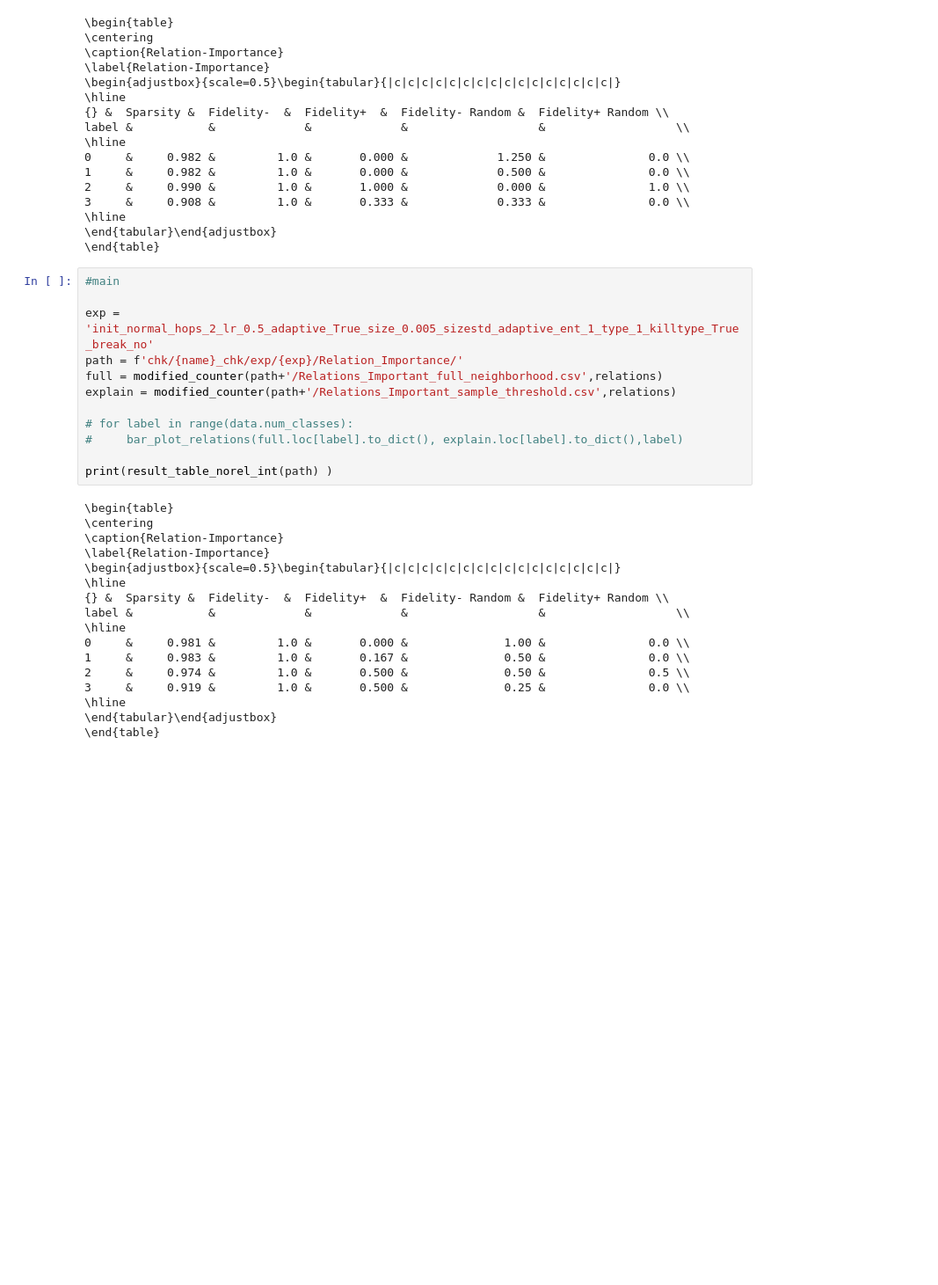
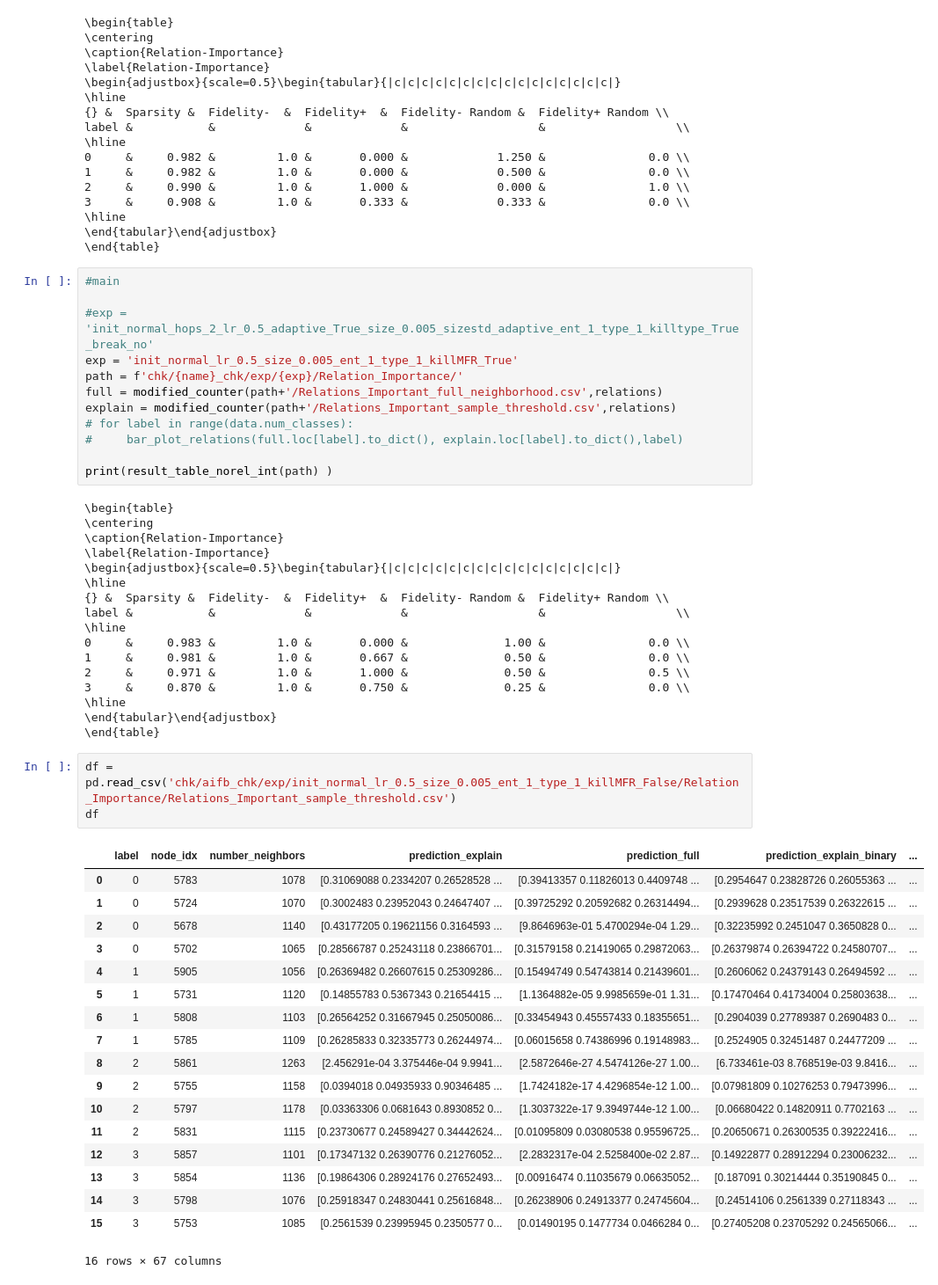
Before and after one commit to traopia/RGCN-Explainer, a Jupyter notebook: RGCN_stuff/result_analysis.ipynb, the cells around one changed output. Shown at 88% size. Drawn from its saved outputs; the diff is of its cells as text; blank space fills up the shorter version.

```diff
--- a/RGCN_stuff/result_analysis.ipynb
+++ b/RGCN_stuff/result_analysis.ipynb
@@ -277,11 +277,11 @@ label &           &             &             &                   &
 # %%
 #main
 
-exp = 'init_normal_hops_2_lr_0.5_adaptive_True_size_0.005_sizestd_adaptive_ent_1_type_1_killtype_True_break_no'
+#exp = 'init_normal_hops_2_lr_0.5_adaptive_True_size_0.005_sizestd_adaptive_ent_1_type_1_killtype_True_break_no'
+exp = 'init_normal_lr_0.5_size_0.005_ent_1_type_1_killMFR_True'
 path = f'chk/{name}_chk/exp/{exp}/Relation_Importance/'
 full = modified_counter(path+'/Relations_Important_full_neighborhood.csv',relations)
 explain = modified_counter(path+'/Relations_Important_sample_threshold.csv',relations)
-
 # for label in range(data.num_classes):
 #     bar_plot_relations(full.loc[label].to_dict(), explain.loc[label].to_dict(),label)
 
@@ -296,10 +296,32 @@ print(result_table_norel_int(path) )
 {} &  Sparsity &  Fidelity-  &  Fidelity+  &  Fidelity- Random &  Fidelity+ Random \\
 label &           &             &             &                   &                   \\
 \hline
-0     &     0.981 &         1.0 &       0.000 &              1.00 &               0.0 \\
-1     &     0.983 &         1.0 &       0.167 &              0.50 &               0.0 \\
-2     &     0.974 &         1.0 &       0.500 &              0.50 &               0.5 \\
-3     &     0.919 &         1.0 &       0.500 &              0.25 &               0.0 \\
+0     &     0.983 &         1.0 &       0.000 &              1.00 &               0.0 \\
+1     &     0.981 &         1.0 &       0.667 &              0.50 &               0.0 \\
+2     &     0.971 &         1.0 &       1.000 &              0.50 &               0.5 \\
+3     &     0.870 &         1.0 &       0.750 &              0.25 &               0.0 \\
 \hline
 \end{tabular}\end{adjustbox}
 \end{table}
+# %%
+df = pd.read_csv('chk/aifb_chk/exp/init_normal_lr_0.5_size_0.005_ent_1_type_1_killMFR_False/Relation_Importance/Relations_Important_sample_threshold.csv')
+df
+# %% [output]
+|  | label | node_idx | number_neighbors | prediction_explain | prediction_full | prediction_explain_binary | ... |
+| 0 | 0 | 5783 | 1078 | [0.31069088 0.2334207 0.26528528 ... | [0.39413357 0.11826013 0.4409748 ... | [0.2954647 0.23828726 0.26055363 ... | ... |
+| 1 | 0 | 5724 | 1070 | [0.3002483 0.23952043 0.24647407 ... | [0.39725292 0.20592682 0.26314494... | [0.2939628 0.23517539 0.26322615 ... | ... |
+| 2 | 0 | 5678 | 1140 | [0.43177205 0.19621156 0.3164593 ... | [9.8646963e-01 5.4700294e-04 1.29... | [0.32235992 0.2451047 0.3650828 0... | ... |
+| 3 | 0 | 5702 | 1065 | [0.28566787 0.25243118 0.23866701... | [0.31579158 0.21419065 0.29872063... | [0.26379874 0.26394722 0.24580707... | ... |
+| 4 | 1 | 5905 | 1056 | [0.26369482 0.26607615 0.25309286... | [0.15494749 0.54743814 0.21439601... | [0.2606062 0.24379143 0.26494592 ... | ... |
+| 5 | 1 | 5731 | 1120 | [0.14855783 0.5367343 0.21654415 ... | [1.1364882e-05 9.9985659e-01 1.31... | [0.17470464 0.41734004 0.25803638... | ... |
+| 6 | 1 | 5808 | 1103 | [0.26564252 0.31667945 0.25050086... | [0.33454943 0.45557433 0.18355651... | [0.2904039 0.27789387 0.2690483 0... | ... |
+| 7 | 1 | 5785 | 1109 | [0.26285833 0.32335773 0.26244974... | [0.06015658 0.74386996 0.19148983... | [0.2524905 0.32451487 0.24477209 ... | ... |
+| 8 | 2 | 5861 | 1263 | [2.456291e-04 3.375446e-04 9.9941... | [2.5872646e-27 4.5474126e-27 1.00... | [6.733461e-03 8.768519e-03 9.8416... | ... |
+| 9 | 2 | 5755 | 1158 | [0.0394018 0.04935933 0.90346485 ... | [1.7424182e-17 4.4296854e-12 1.00... | [0.07981809 0.10276253 0.79473996... | ... |
+| 10 | 2 | 5797 | 1178 | [0.03363306 0.0681643 0.8930852 0... | [1.3037322e-17 9.3949744e-12 1.00... | [0.06680422 0.14820911 0.7702163 ... | ... |
+| 11 | 2 | 5831 | 1115 | [0.23730677 0.24589427 0.34442624... | [0.01095809 0.03080538 0.95596725... | [0.20650671 0.26300535 0.39222416... | ... |
+| 12 | 3 | 5857 | 1101 | [0.17347132 0.26390776 0.21276052... | [2.2832317e-04 2.5258400e-02 2.87... | [0.14922877 0.28912294 0.23006232... | ... |
+| 13 | 3 | 5854 | 1136 | [0.19864306 0.28924176 0.27652493... | [0.00916474 0.11035679 0.06635052... | [0.187091 0.30214444 0.35190845 0... | ... |
+| 14 | 3 | 5798 | 1076 | [0.25918347 0.24830441 0.25616848... | [0.26238906 0.24913377 0.24745604... | [0.24514106 0.2561339 0.27118343 ... | ... |
+| 15 | 3 | 5753 | 1085 | [0.2561539 0.23995945 0.2350577 0... | [0.01490195 0.1477734 0.0466284 0... | [0.27405208 0.23705292 0.24565066... | ... |
+16 rows × 67 columns
```
Also changed, not shown: 2 other files.
